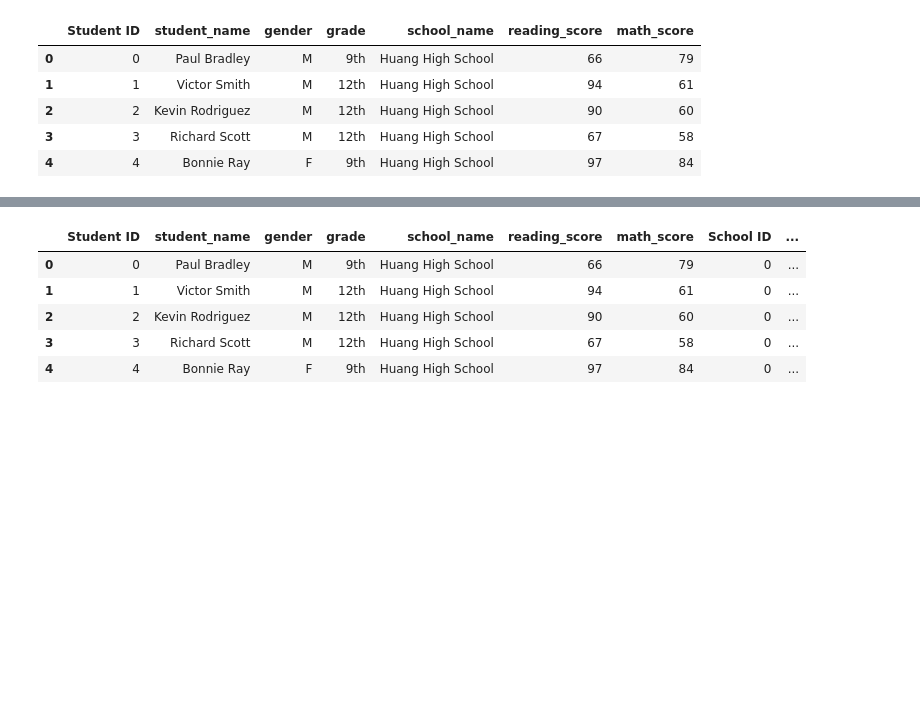
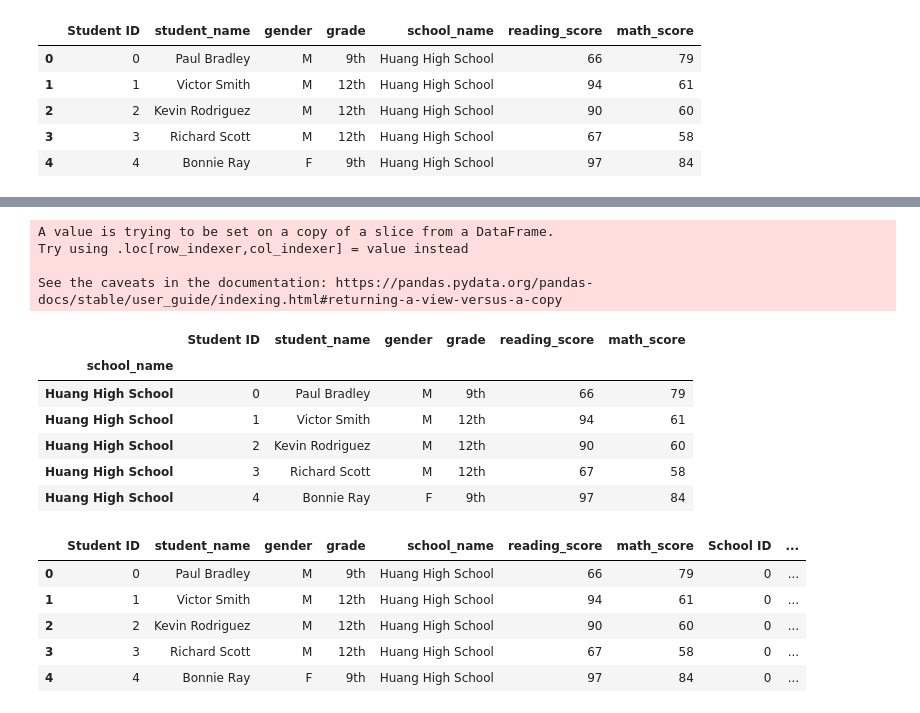
Before and after one commit to ejlaflure/School_District_Analysis, a Jupyter notebook: PyCitySchools_Challenge.ipynb, the cells around one changed output, grey strips where cells are left out. Saved outputs shown, nothing was run; the diff lists cells and outputs as text; code cells hidden in the pictures; blank space fills up the shorter version.

```diff
--- a/PyCitySchools_Challenge.ipynb
+++ b/PyCitySchools_Challenge.ipynb
@@ -47,0 +86,4 @@ student_data_df.head()
+# %%
+# Select students in 9th grade at Thomas High School.
+Students_9th_Thomas = Students_Thomas[Students_Thomas["grade"] == "9th"]
+Students_9th_Thomas.head()
@@ -48,3 +98,19 @@ student_data_df.head()
+# %%
+# Replace the selected reading and math scores with NaN.
+Students_9th_Thomas["reading_score", "math_score"] = np.nan
+student_data_NaN.head()
+# %% [output]
+A value is trying to be set on a copy of a slice from a DataFrame.
+Try using .loc[row_indexer,col_indexer] = value instead
+
+See the caveats in the documentation: https://pandas.pydata.org/pandas-docs/stable/user_guide/indexing.html#returning-a-view-versus-a-copy
+|  | Student ID | student_name | gender | grade | reading_score | math_score |
+| school_name |  |  |  |  |  |  |
+| Huang High School | 0 | Paul Bradley | M | 9th | 66 | 79 |
+| Huang High School | 1 | Victor Smith | M | 12th | 94 | 61 |
+| Huang High School | 2 | Kevin Rodriguez | M | 12th | 90 | 60 |
+| Huang High School | 3 | Richard Scott | M | 12th | 67 | 58 |
+| Huang High School | 4 | Bonnie Ray | F | 9th | 97 | 84 |
 # %%
 # Combine the data into a single dataset.
 school_data_complete_df = pd.merge(student_data_df, school_data_df, on=["school_name", "school_name"])
```
Also changed, not shown: parts of 5 cells of this notebook.
